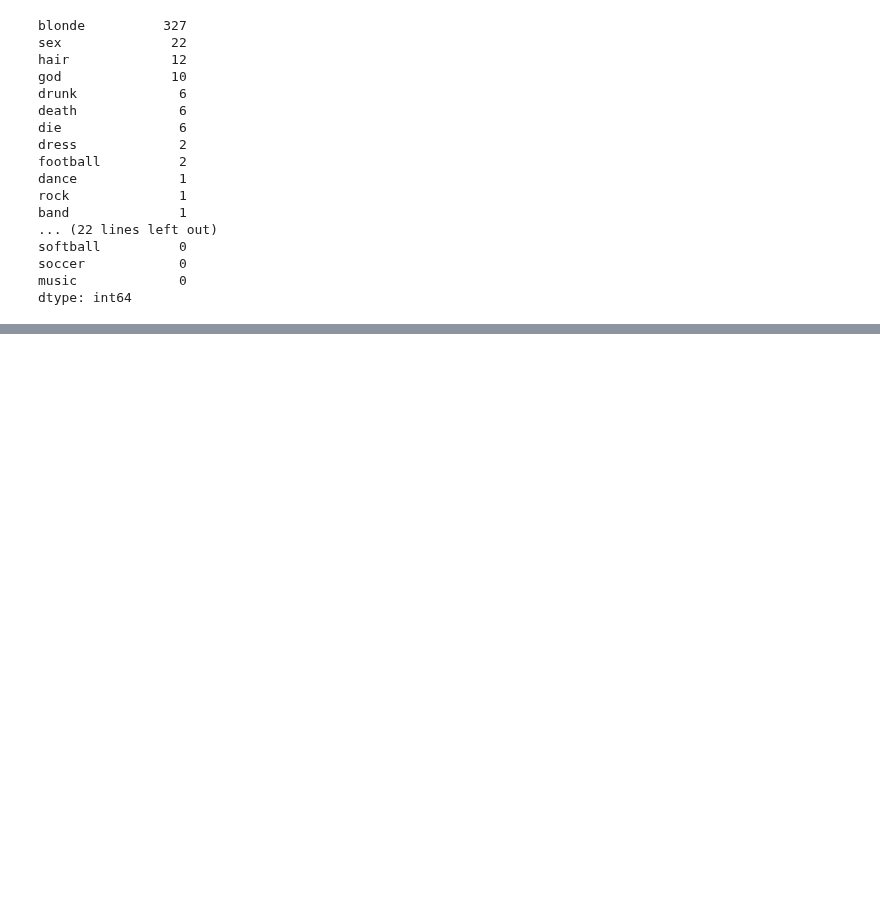
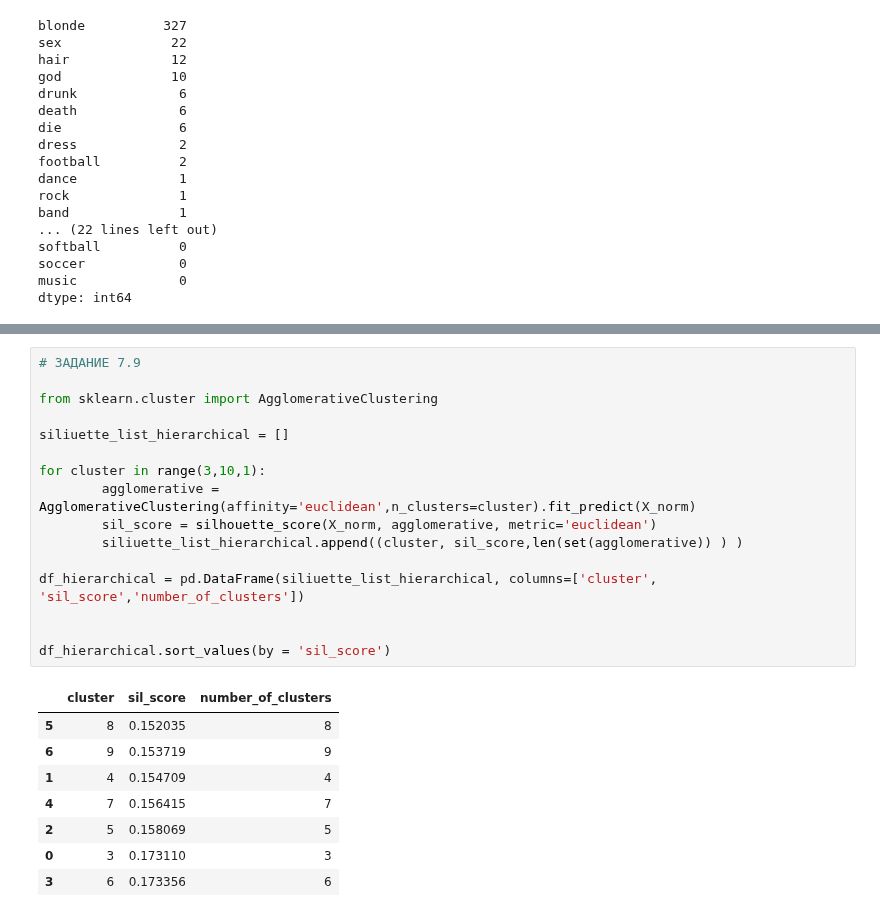
Before and after one commit to hoittoken/Python, a Jupyter notebook: Py/Math&ML/math&ml-10 cluster/math&ml-10_practice.ipynb, the cells around one changed output, grey strips where cells are left out. Drawn from its saved outputs; the diff is of its cells as text; blank space fills up the shorter version.

```diff
--- a/Py/Math&ML/math&ml-10 cluster/math&ml-10_practice.ipynb
+++ b/Py/Math&ML/math&ml-10 cluster/math&ml-10_practice.ipynb
@@ -155,0 +255,25 @@ dtype: int64
+# %%
+# ЗАДАНИЕ 7.9
+
+from sklearn.cluster import AgglomerativeClustering
+
+siliuette_list_hierarchical = []
+
+for cluster in range(3,10,1):
+        agglomerative = AgglomerativeClustering(affinity='euclidean',n_clusters=cluster).fit_predict(X_norm)
+        sil_score = silhouette_score(X_norm, agglomerative, metric='euclidean')
+        siliuette_list_hierarchical.append((cluster, sil_score,len(set(agglomerative)) ) )
+
+df_hierarchical = pd.DataFrame(siliuette_list_hierarchical, columns=['cluster', 'sil_score','number_of_clusters'])
+
+
+df_hierarchical.sort_values(by = 'sil_score')
+# %% [output]
+|  | cluster | sil_score | number_of_clusters |
+| 5 | 8 | 0.152035 | 8 |
+| 6 | 9 | 0.153719 | 9 |
+| 1 | 4 | 0.154709 | 4 |
+| 4 | 7 | 0.156415 | 7 |
+| 2 | 5 | 0.158069 | 5 |
+| 0 | 3 | 0.173110 | 3 |
+| 3 | 6 | 0.173356 | 6 |
```
Also changed, not shown: parts of 11 cells of this notebook, 11 other files.
